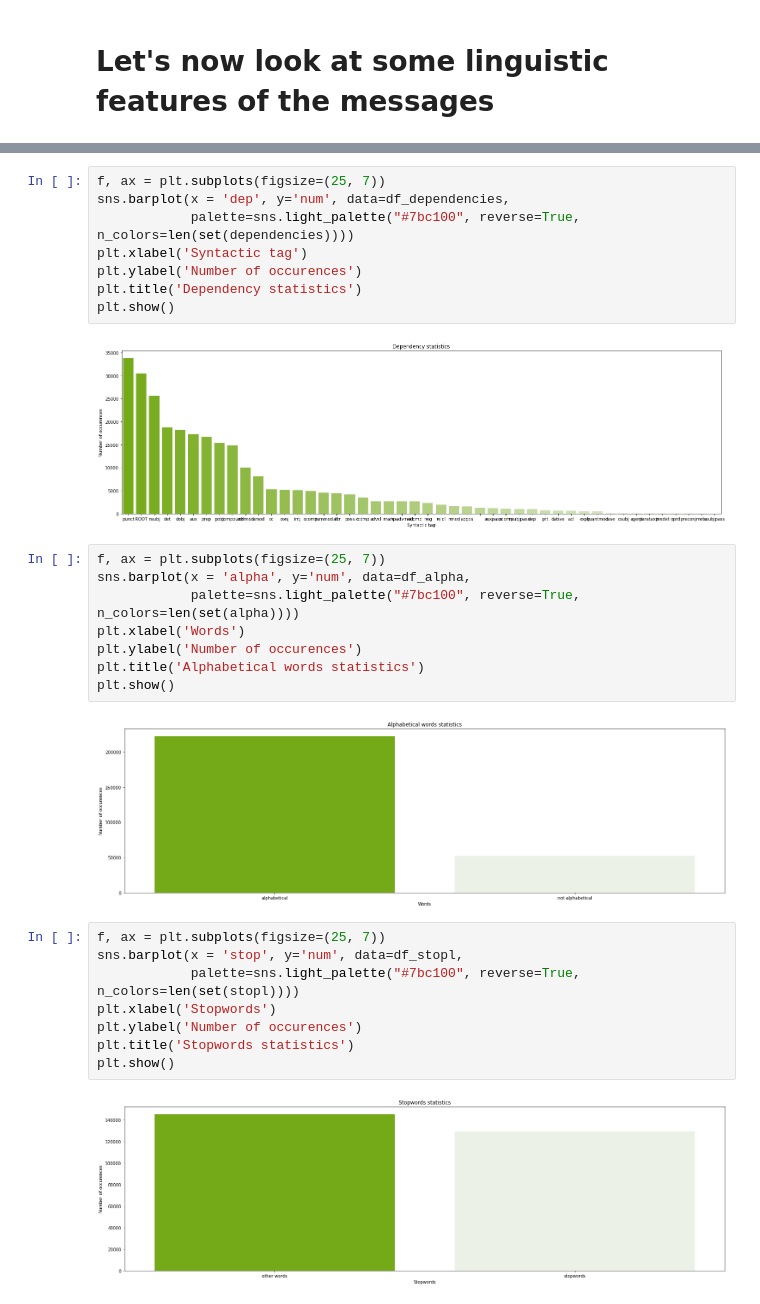
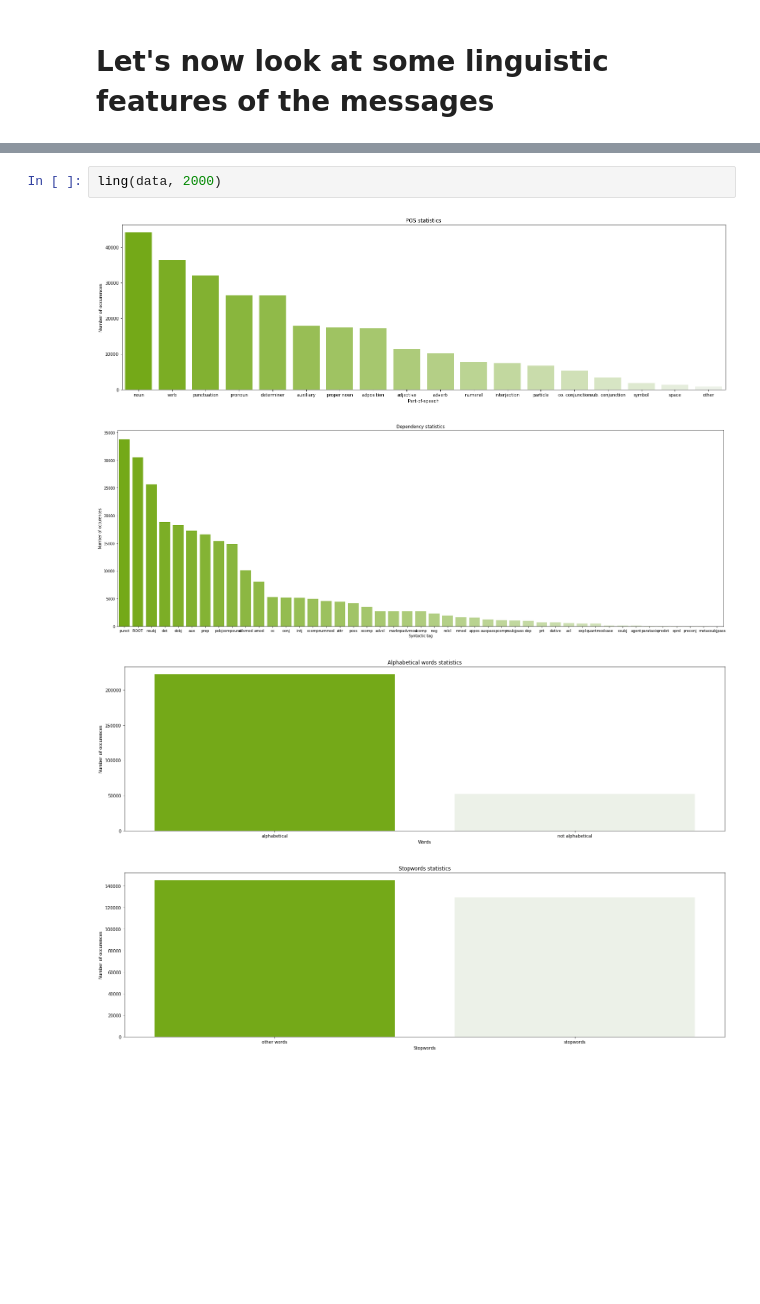
Before and after one commit to mokoron/EDA, a Jupyter notebook: eda_omega.ipynb, the cells around one changed output, grey strips where cells are left out. Cells and saved outputs as stored; diff of their text form; blank space fills up the shorter version.

```diff
--- a/eda_omega.ipynb
+++ b/eda_omega.ipynb
@@ -300,30 +136,7 @@ plt.show()
-# %%
-f, ax = plt.subplots(figsize=(25, 7))
-sns.barplot(x = 'dep', y='num', data=df_dependencies,
-            palette=sns.light_palette("#7bc100", reverse=True, n_colors=len(set(dependencies))))
-plt.xlabel('Syntactic tag')
-plt.ylabel('Number of occurences')
-plt.title('Dependency statistics')
-plt.show()
-# %% [output]
-[figure, removed]
-# %%
-f, ax = plt.subplots(figsize=(25, 7))
-sns.barplot(x = 'alpha', y='num', data=df_alpha,
-            palette=sns.light_palette("#7bc100", reverse=True, n_colors=len(set(alpha))))
-plt.xlabel('Words')
-plt.ylabel('Number of occurences')
-plt.title('Alphabetical words statistics')
-plt.show()
-# %% [output]
-[figure, removed]
-# %%
-f, ax = plt.subplots(figsize=(25, 7))
-sns.barplot(x = 'stop', y='num', data=df_stopl,
-            palette=sns.light_palette("#7bc100", reverse=True, n_colors=len(set(stopl))))
-plt.xlabel('Stopwords')
-plt.ylabel('Number of occurences')
-plt.title('Stopwords statistics')
-plt.show()
-# %% [output]
-[figure, removed]
+# %%
+ling(data, 2000)
+# %% [output]
+[figure, added]
+[figure, added]
+[figure, added]
+[figure, added]
```
Also changed, not shown: parts of 47 cells of this notebook.
